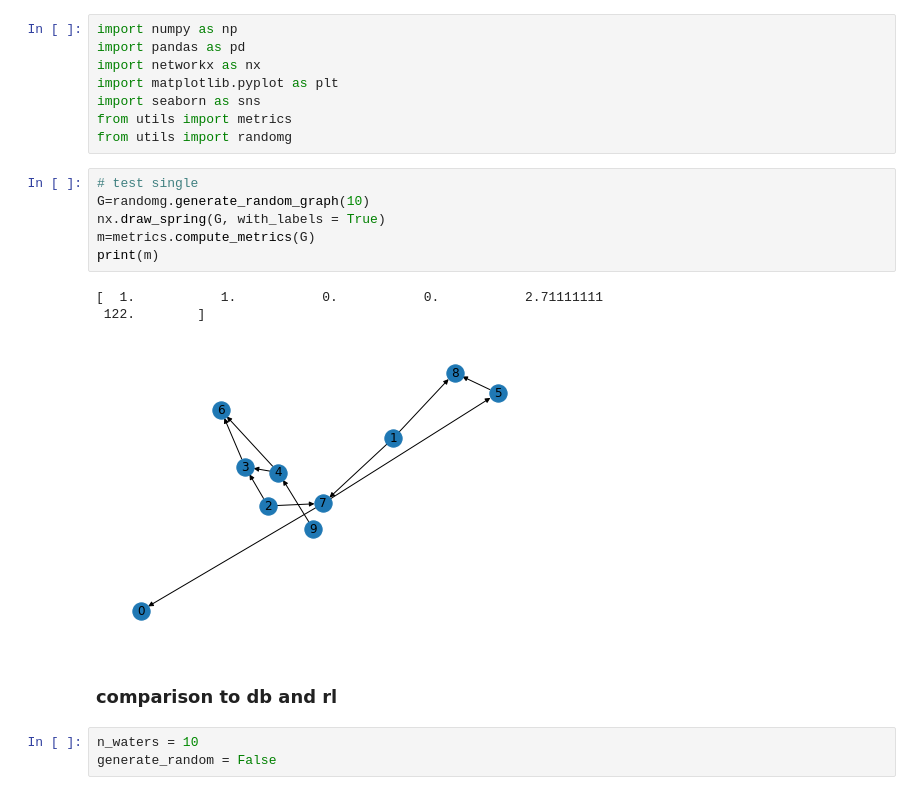
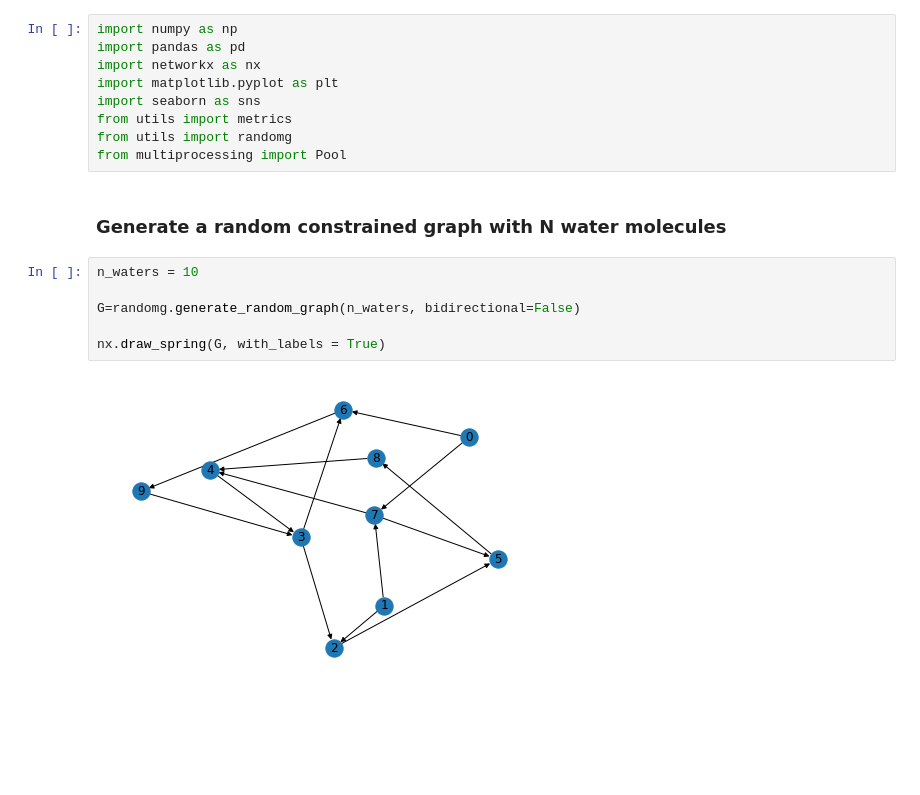
Before and after one commit to exalearn/hydronet, a Jupyter notebook: misc/random_graph_generation.ipynb, the cells around one changed output. Drawn from its saved outputs; the diff is of its cells as text; blank space fills up the shorter version.

```diff
--- a/misc/random_graph_generation.ipynb
+++ b/misc/random_graph_generation.ipynb
@@ -6,18 +12,14 @@ import matplotlib.pyplot as plt
 import seaborn as sns
 from utils import metrics
 from utils import randomg
+from multiprocessing import Pool
+# %% [markdown]
+### Generate a random constrained graph with N water molecules
 # %%
-# test single
-G=randomg.generate_random_graph(10)
+n_waters = 10
+
+G=randomg.generate_random_graph(n_waters, bidirectional=False)
+
 nx.draw_spring(G, with_labels = True)
-m=metrics.compute_metrics(G)
-print(m)
 # %% [output]
-[  1.           1.           0.           0.           2.71111111
- 122.        ]
-[figure, old version]
+[figure, new version]
-# %% [markdown]
-### comparison to db and rl
-# %%
-n_waters = 10
-generate_random = False
```
Also changed, not shown: parts of 17 cells of this notebook, 2 other files.
